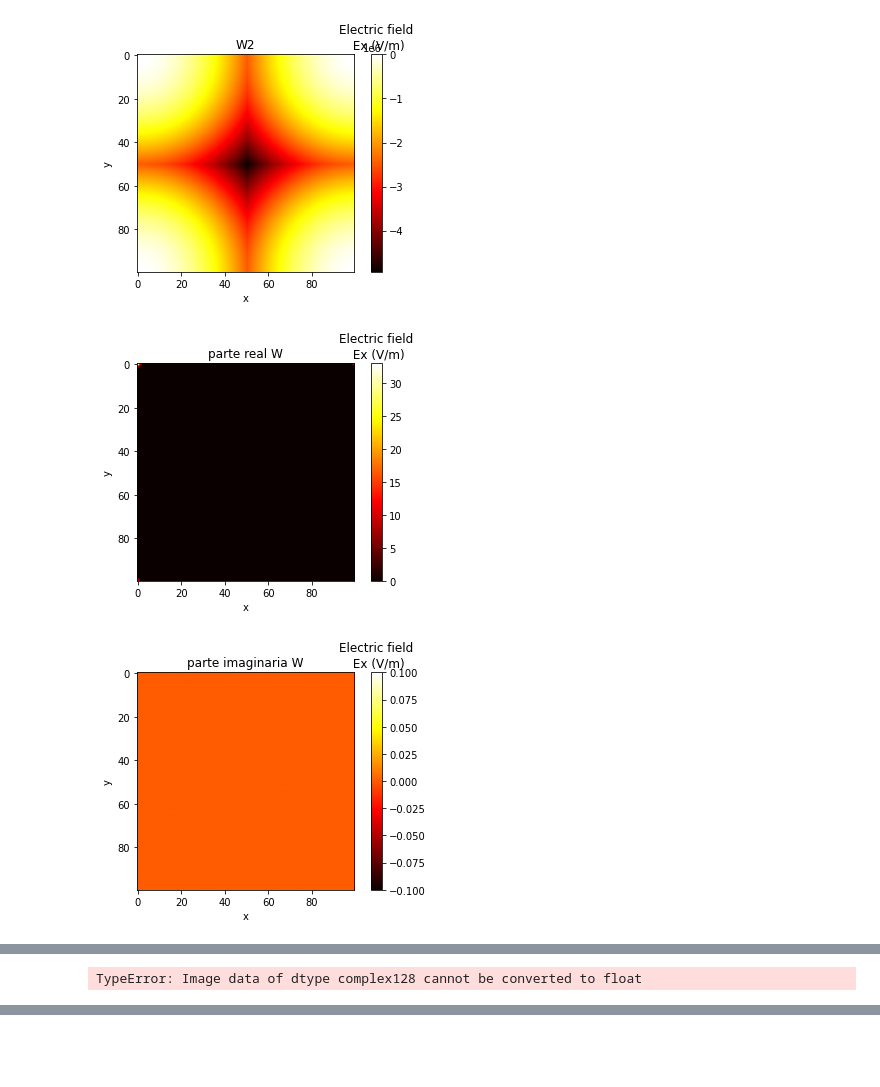
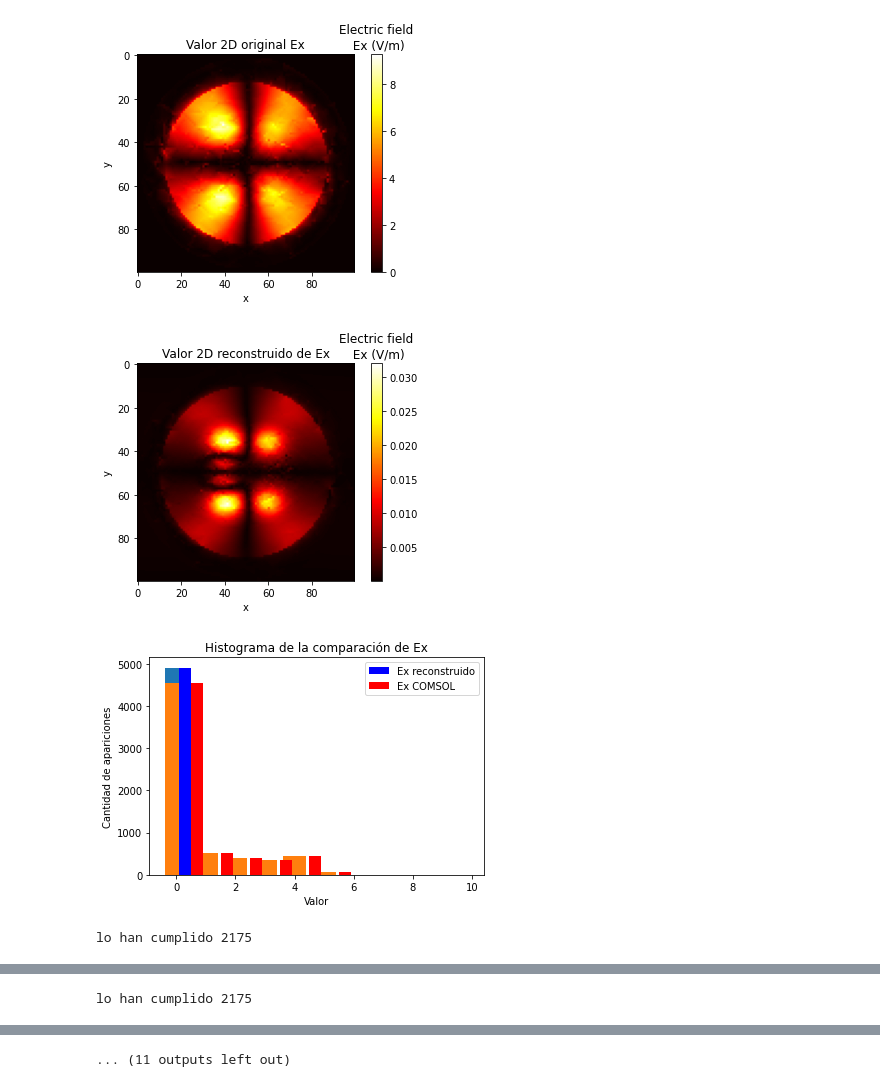
Before and after one commit to AitorIngelmoMartin/TFG-AitorIngelmo, a Jupyter notebook: Codigos/NF to NF/codigo JL/pruebaNB_conFunciones.ipynb, the cells around one changed output, grey strips where cells are left out. Saved outputs shown, nothing was run; the diff lists cells and outputs as text; code cells hidden in the pictures; blank space fills up the shorter version.

Commit message:
Corrección comparación cuantitativa
Ahora los valores externos a la circunferencia no aparecen en la comparación cuantitativa.

```diff
--- a/Codigos/NF to NF/codigo JL/pruebaNB_conFunciones.ipynb
+++ b/Codigos/NF to NF/codigo JL/pruebaNB_conFunciones.ipynb
@@ -162,7 +162,6 @@ def nearfieldPoint0toPoint1(fields,cut):
     kycoordinatesMatrix = np.rot90(kxcoordinatesMatrix,1)
 
     w2 = k0**2 - kxcoordinatesMatrix**2 - kycoordinatesMatrix**2
-    representarValores(4,'W2',w2)
 
     valoresPositivos = np.where(w2 >= 0)
     valoresNegativos = np.where(w2 < 0)
@@ -171,45 +170,33 @@ def nearfieldPoint0toPoint1(fields,cut):
     w = np.conjugate(w2)
 
     #PLOTS de W
-    representarValores(5,'parte real W',np.real(w))
-    representarValores(6,'parte imaginaria W',np.imag(w))
+    #representarValores(4,'W2',w2)
+    #representarValores(5,'parte real W',np.real(w))
+    #representarValores(6,'parte imaginaria W',np.imag(w))
 
     phaseShift = np.exp(-j*w*(31.e-3 - 15.e-3))
 
     fields_to_transform = list(fields['zValueZeroedplane'].keys())
     for i in range(len(fields['zValueZeroedplane'].keys())):
         Ehat_component_calculated = factorf*np.fft.fft2((fields['zValueZeroedplane'][fields_to_transform[i]][cut]))
-        representarValores(3,f'FFT 2D de {fields_to_transform[i]}',np.abs(Ehat_component_calculated))
+        #representarValores(3,f'FFT 2D de {fields_to_transform[i]}',np.abs(Ehat_component_calculated))
 
         fields['fields_transformed'].update({f"NF_{fields_to_transform[i]}":Ehat_component_calculated})
 
         EhatEnZ1 = Ehat_component_calculated*phaseShift
         EhatxReconstruido = np.fft.ifft2(EhatEnZ1)
-        representarValores(3,f'FFT 2D de {fields_to_transform[i]} en FF',np.abs(EhatxReconstruido).transpose())
+
+        representarValores(3,f'Valor 2D original {fields_to_transform[i]}',np.abs(fields['zValueZeroedplane'][fields_to_transform[i]][1]).transpose(),leyenda = f'Electric field\n {fields_to_transform[i]} (V/m)')
+        representarValores(4,f'Valor 2D reconstruido de {fields_to_transform[i]}',np.abs(EhatxReconstruido).transpose(),leyenda = f'Electric field\n {fields_to_transform[i]} (V/m)')
 
         comparison = quantitativeComparison(fields['zValueZeroedplane'][fields_to_transform[i]][1],EhatxReconstruido)
-        representarValores(4,f'Comparación cuantitativa NFtoNF {fields_to_transform[i]}',comparison)
-        fields['quantitative_comparison'].update({f"{fields_to_transform[i]}_comparison":comparison})
+        drawHistogram(values=[EhatxReconstruido,fields['zValueZeroedplane'][fields_to_transform[i]][1]],magnitud=fields_to_transform[i])
 
-def mapaDeAlturas(valor_a_representar,valor_comparativo):
+        extractOutOfMeasurePoints(comparison)
+        representarValores(5,f'Comparación cuantitativa NFtoNF {fields_to_transform[i]}',comparison,leyenda = f'Electric field\n {fields_to_transform[i]} (V/m)')
+        fields['quantitative_comparison'][f"{fields_to_transform[i]}_comparison"] = comparison
 
-    # Crear la figura y el objeto de los ejes 3D
-    fig = plt.figure()
-    ax = fig.add_subplot(111, projection='3d')
-    X, Y = np.meshgrid(valor_a_representar, valor_comparativo)
-    Z = np.log(np.abs(X - Y) / np.where(Y != 0, Y, 1e-10))
-    # Graficar la superficie 3D
-    ax.plot_surface(X, Y, Z, cmap='viridis')
-
-    # Configurar los ejes
-    ax.set_xlabel('X')
-    ax.set_ylabel('Y')
-    ax.set_zlabel('Z')
-
-    # Mostrar el gráfico
-    plt.show()
-
-def representarValores(plot_number, title, values_to_plot,leyenda = 'Electric field\n Ex (V/m)',mapaDeColores = 'hot'):
+def representarValores(plot_number, title, values_to_plot,leyenda = f'Electric field\n Ex (V/m)',mapaDeColores = 'hot'):
     plt.figure(plot_number)
     im = plt.imshow(values_to_plot,cmap=mapaDeColores,aspect='equal',extent=None)
     plt.xlabel('x')
@@ -220,15 +207,24 @@ def representarValores(plot_number, title, values_to_plot,leyenda = 'Electric fi
     plt.draw()
     plt.pause(pauseinterval)
 
+def extractOutOfMeasurePoints(EhatxReconstruido):
+    r = 50
+    cumplido = 0
+    for nx in range(100):
+        for ny in range(100):
+            distancia_al_centro = np.sqrt((nx - r)**2 + (ny - (100 - r - 1))**2)
+            if distancia_al_centro>=r:
+                EhatxReconstruido[nx,ny] = -999
+                cumplido +=1
+    print("lo han cumplido",cumplido)
+
 def quantitativeComparison(comsol_simulated_value,value_calculated):
-    comsol_simulated_value = np.where(np.abs(comsol_simulated_value) > 0, comsol_simulated_value, 0.0000001)
+    comsol_simulated_value = np.where(np.abs(comsol_simulated_value) > 0, comsol_simulated_value, 999)
     comparison = np.abs(comsol_simulated_value - value_calculated) / np.abs(comsol_simulated_value)
 
-    drawHistogram(values=[value_calculated,comsol_simulated_value])
-    mapaDeAlturas(value_calculated,comsol_simulated_value)
     return comparison
 
-def drawHistogram(values):
+def drawHistogram(values,magnitud):
     if type(values) == list:
         value_array = []
         colores = ['blue','red']
@@ -241,10 +237,10 @@ def drawHistogram(values):
                 histogram, _ = np.histogram(values[i].flatten(), bins=bins)
             value_array.append(values[i].flatten())
 
-        plt.hist(value_array, bins=bins, color=colores, label=['Matriz 1', 'Matriz 2', 'Matriz 3'])
+        plt.hist(value_array, bins=bins, color=colores, label=[f'{magnitud} reconstruido', f'{magnitud} COMSOL'])
         plt.xlabel('Valor')
-        plt.ylabel('Frecuencia')
-        plt.title('Histogramas de varias matrices')
+        plt.ylabel('Cantidad de apariciones')
+        plt.title(f'Histograma de la comparación de {magnitud}')
         plt.legend()
         plt.show()
     else:
@@ -255,33 +251,34 @@ def drawHistogram(values):
         plt.title('Histograma de la matriz')
         plt.show()
 if __name__ == '__main__':
     plt.close('all')
     #try:
 
     fields = inputDataProcess(flow_config)
 
     readData(fields)
 
     extractMatrixData(fields)
 
     extractZvalueCut(fields,fields['file_type'],cuts_to_extract = [15.e-3,31.e-3])
 
     #Este método quita de en medio los NaN.
     maskvalueCut(fields,fields['file_type'])
 
     #En estas líneas se hacen las representaciones de los cortes.
     plotinfo = {'xlabel':'x','ylabel':'y','title':'Ex','legend':'Electric field\n Ex (V/m)'}
     plotZvalueCut(1,fields['zValueMaskedplane'],plotinfo,'Ex',0,func=np.abs,cmap='hot')
     plotZvalueCut(2,fields['zValueMaskedplane'],plotinfo,'Ex',1,func=np.abs,cmap='hot')
 
     nearfieldPoint0toPoint1(fields,cut = 0)
     print("FIN PROGRAMA")
     #
     #except Exception as exc:
         #print(exc)
 # %% [output]
 [figure]
 [figure]
-[figure, old version]
+[figure, new version]
-[figure, old version]
+[figure, new version]
-[figure, old version]
+[figure, new version]
+lo han cumplido 2175
@@ -291 +287,0 @@ if __name__ == '__main__':
-TypeError: Image data of dtype complex128 cannot be converted to float
@@ -292,0 +289 @@ TypeError: Image data of dtype complex128 cannot be converted to float
+lo han cumplido 2175
@@ -292,0 +291 @@ TypeError: Image data of dtype complex128 cannot be converted to float
+... (11 outputs left out)
```
Also changed, not shown: parts of 1 cell of this notebook, 5 other files.
